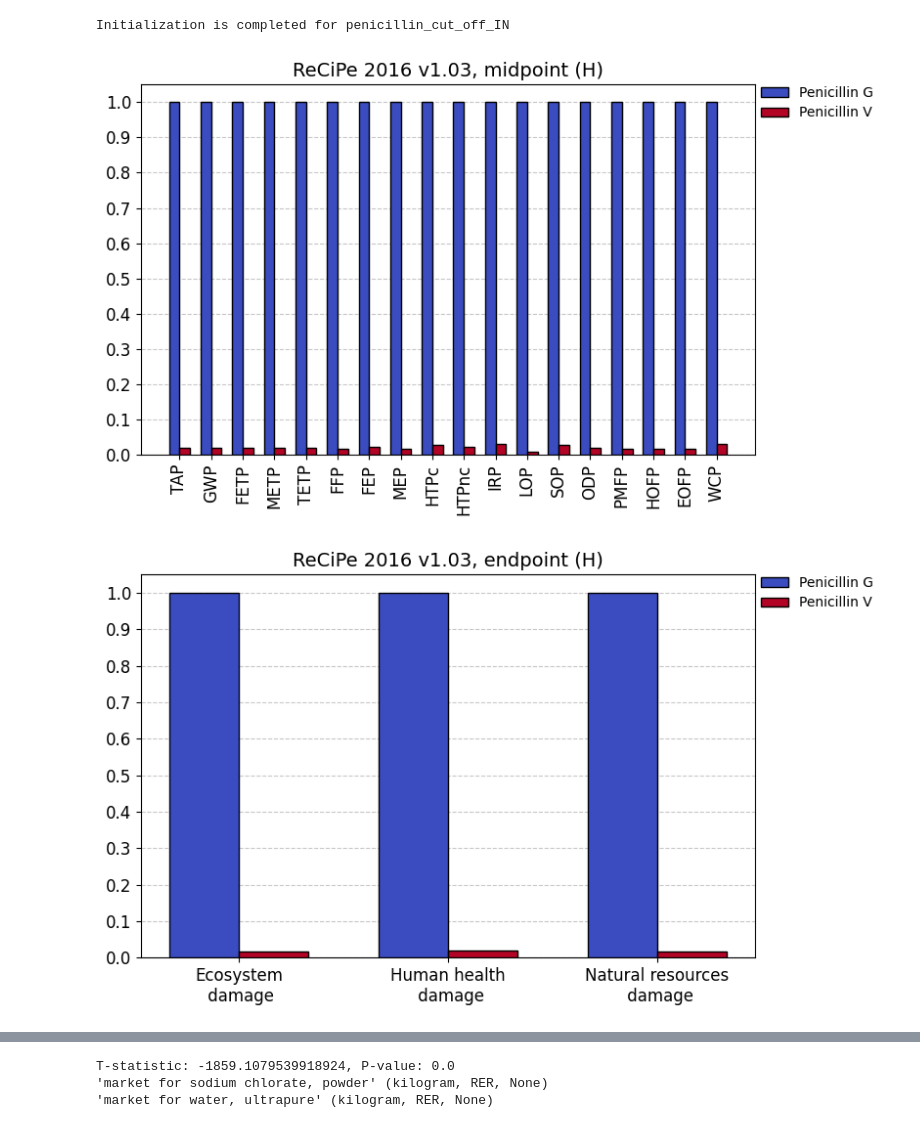
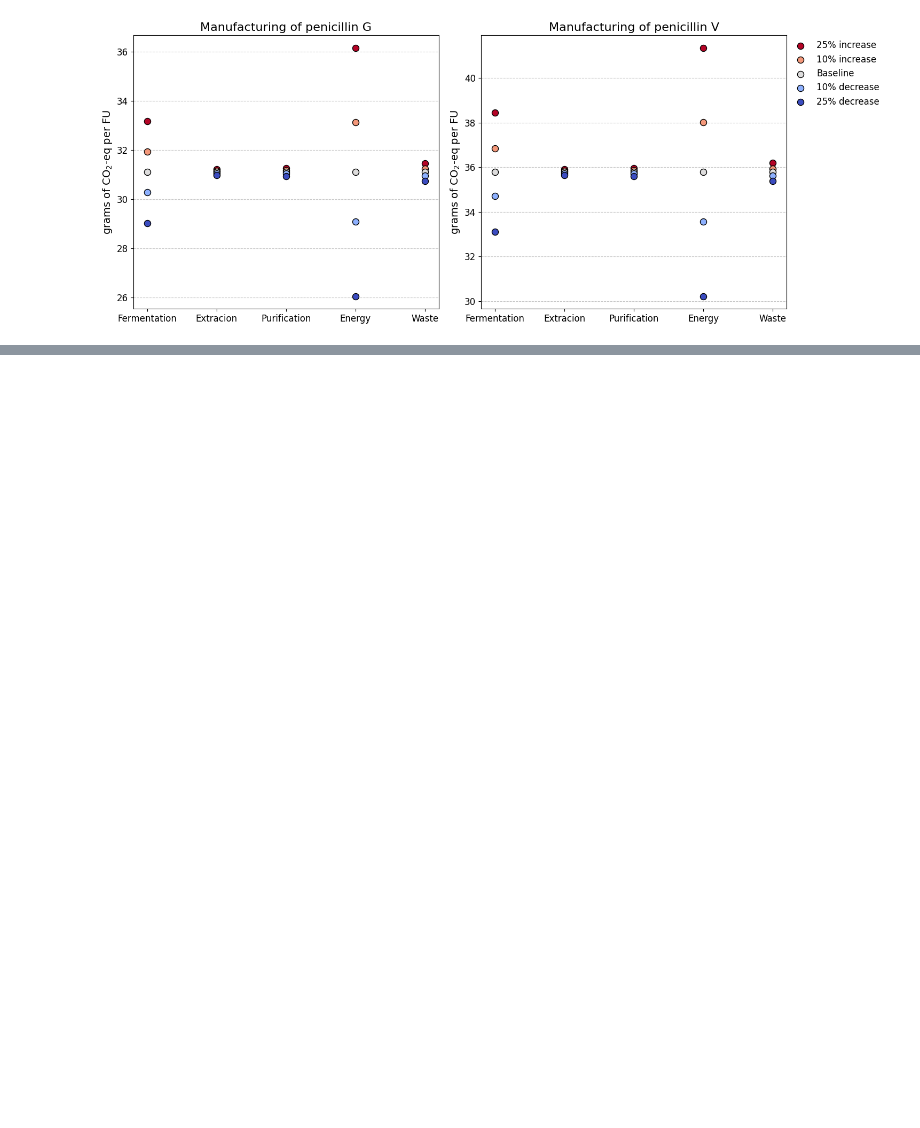
Before and after one commit to RuneWF/penicilin, a Jupyter notebook: Jupyter scripts/main.ipynb, the cells around one changed output, grey strips where cells are left out. Cells and saved outputs as stored; diff of their text form; code cells hidden in the pictures; blank space fills up the shorter version.

```diff
--- a/Jupyter scripts/main.ipynb
+++ b/Jupyter scripts/main.ipynb
@@ -11,8 +11,10 @@ import database_manipulation as dm
 import results_figures as rfig
 import sensitivity as st
 import lca
-lib = [rl, lc, lr, dm, s, rfig, lca, st]
-
+import sensitvity_countries as stc
+import sensitivity_EoL as eol
+lib = [rl, lc, lr, dm, s, rfig, lca, st, stc, eol]
+rl.reload_lib(lca)
 rl.reload_lib(lib)
 # %%
 from lca import LCA
@@ -24,12 +25,12 @@ lcia_method='recipe'
 bw_project="Penicillin"
 database = "penicillin_cut_off_IN"
 # %%
+rl.reload_lib(lib)
 rl.reload_lib(lca)
-rl.reload_lib(lib)
 
-data = rfig.create_results_figures() # Calculating the results and creating the figures
+
+# data = rfig.create_results_figures() # Calculating the results and creating the figures
 st.perform_sens_uncert_analysis(mc_base=10, mc_power=6, calc=False)
+# stc.countries_sens_plot(calc=False)
 # %% [output]
-Initialization is completed for penicillin_cut_off_IN
-[figure, old version]
+[figure, new version]
-[figure, removed]
@@ -38,3 +36,0 @@ Initialization is completed for penicillin_cut_off_IN
-T-statistic: -1859.1079539918924, P-value: 0.0
-'market for sodium chlorate, powder' (kilogram, RER, None)
-'market for water, ultrapure' (kilogram, RER, None)
```
Also changed, not shown: parts of 2 cells of this notebook, 33 other files.
